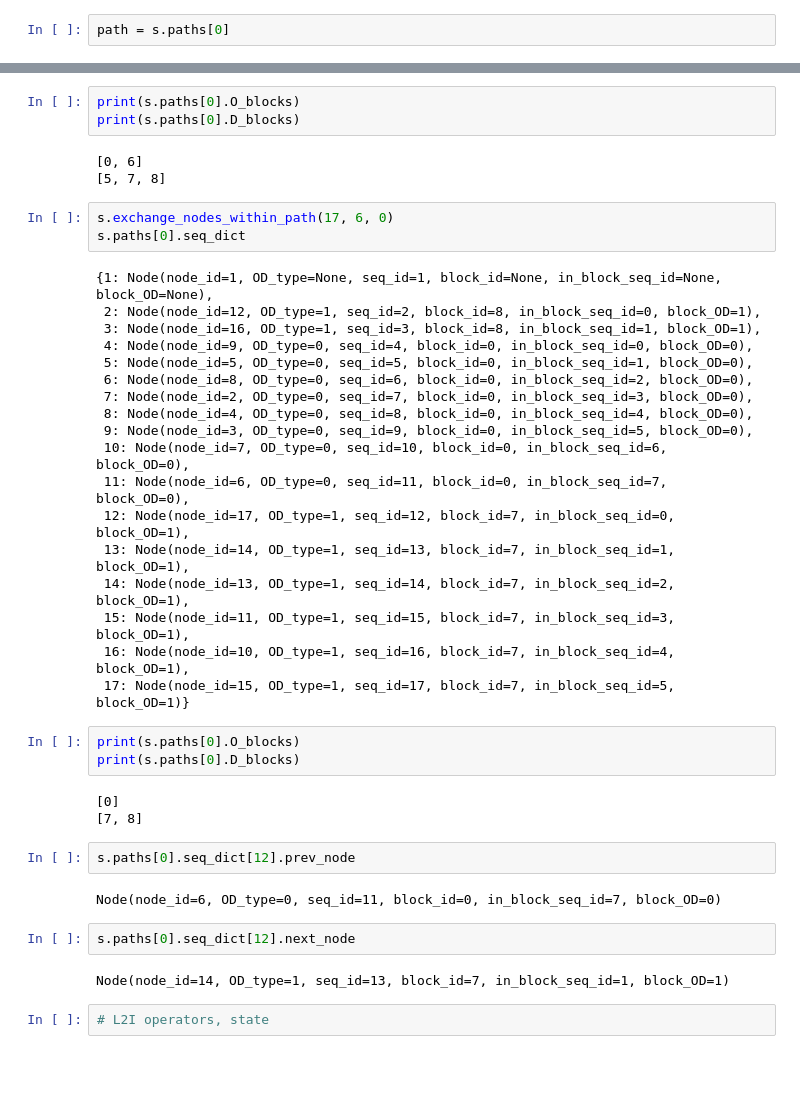
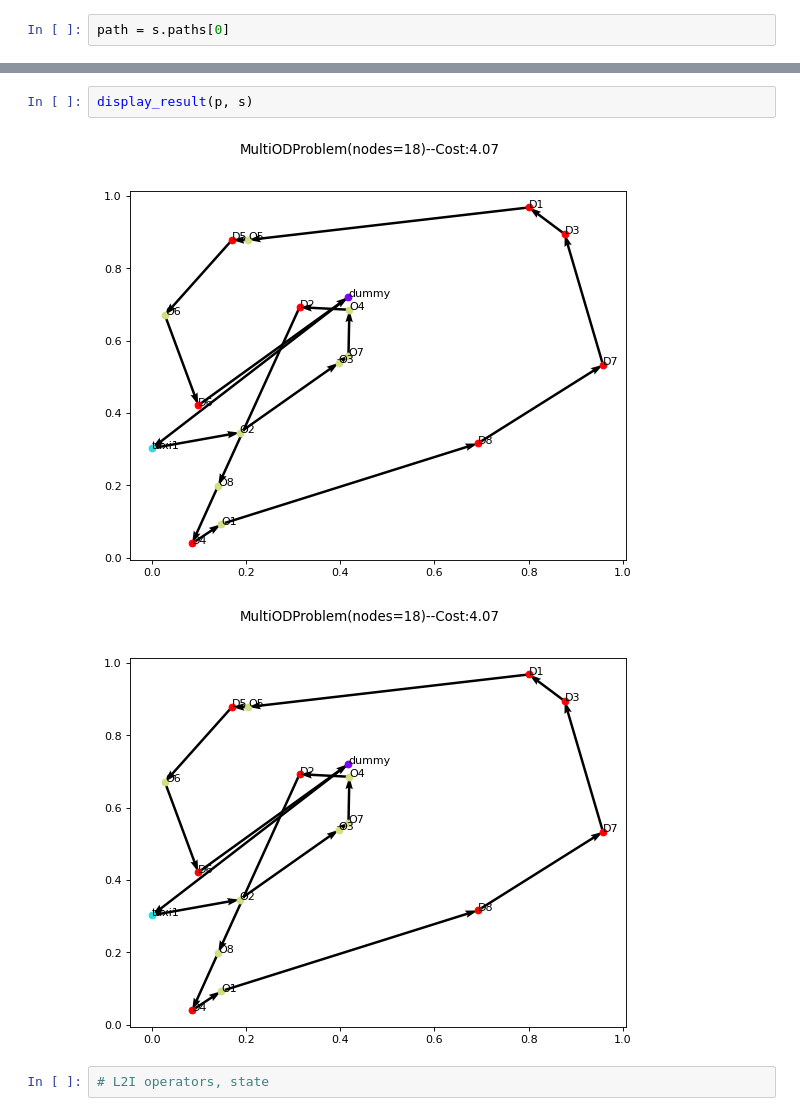
Before and after one commit to bwfbowen/L2T, a Jupyter notebook: test.ipynb, the cells around one changed output, grey strips where cells are left out. Drawn from its saved outputs; the diff is of its cells as text; blank space fills up the shorter version.

```diff
--- a/test.ipynb
+++ b/test.ipynb
@@ -212,44 +58,8 @@ s.paths[0].seq_dict
-# %%
-print(s.paths[0].O_blocks)
-print(s.paths[0].D_blocks)
-# %% [output]
-[0, 6]
-[5, 7, 8]
-# %%
-s.exchange_nodes_within_path(17, 6, 0)
-s.paths[0].seq_dict
-# %% [output]
-{1: Node(node_id=1, OD_type=None, seq_id=1, block_id=None, in_block_seq_id=None, block_OD=None),
- 2: Node(node_id=12, OD_type=1, seq_id=2, block_id=8, in_block_seq_id=0, block_OD=1),
- 3: Node(node_id=16, OD_type=1, seq_id=3, block_id=8, in_block_seq_id=1, block_OD=1),
- 4: Node(node_id=9, OD_type=0, seq_id=4, block_id=0, in_block_seq_id=0, block_OD=0),
- 5: Node(node_id=5, OD_type=0, seq_id=5, block_id=0, in_block_seq_id=1, block_OD=0),
- 6: Node(node_id=8, OD_type=0, seq_id=6, block_id=0, in_block_seq_id=2, block_OD=0),
- 7: Node(node_id=2, OD_type=0, seq_id=7, block_id=0, in_block_seq_id=3, block_OD=0),
- 8: Node(node_id=4, OD_type=0, seq_id=8, block_id=0, in_block_seq_id=4, block_OD=0),
- 9: Node(node_id=3, OD_type=0, seq_id=9, block_id=0, in_block_seq_id=5, block_OD=0),
- 10: Node(node_id=7, OD_type=0, seq_id=10, block_id=0, in_block_seq_id=6, block_OD=0),
- 11: Node(node_id=6, OD_type=0, seq_id=11, block_id=0, in_block_seq_id=7, block_OD=0),
- 12: Node(node_id=17, OD_type=1, seq_id=12, block_id=7, in_block_seq_id=0, block_OD=1),
- 13: Node(node_id=14, OD_type=1, seq_id=13, block_id=7, in_block_seq_id=1, block_OD=1),
- 14: Node(node_id=13, OD_type=1, seq_id=14, block_id=7, in_block_seq_id=2, block_OD=1),
- 15: Node(node_id=11, OD_type=1, seq_id=15, block_id=7, in_block_seq_id=3, block_OD=1),
- 16: Node(node_id=10, OD_type=1, seq_id=16, block_id=7, in_block_seq_id=4, block_OD=1),
- 17: Node(node_id=15, OD_type=1, seq_id=17, block_id=7, in_block_seq_id=5, block_OD=1)}
-# %%
-print(s.paths[0].O_blocks)
-print(s.paths[0].D_blocks)
-# %% [output]
-[0]
-[7, 8]
-# %%
-s.paths[0].seq_dict[12].prev_node
-# %% [output]
-Node(node_id=6, OD_type=0, seq_id=11, block_id=0, in_block_seq_id=7, block_OD=0)
-# %%
-s.paths[0].seq_dict[12].next_node
-# %% [output]
-Node(node_id=14, OD_type=1, seq_id=13, block_id=7, in_block_seq_id=1, block_OD=1)
+# %%
+display_result(p, s)
+# %% [output]
+[figure, added]
+[figure, added]
 # %%
 # L2I operators, state
 # %%
```
Also changed, not shown: parts of 23 cells of this notebook, 1 other file.
